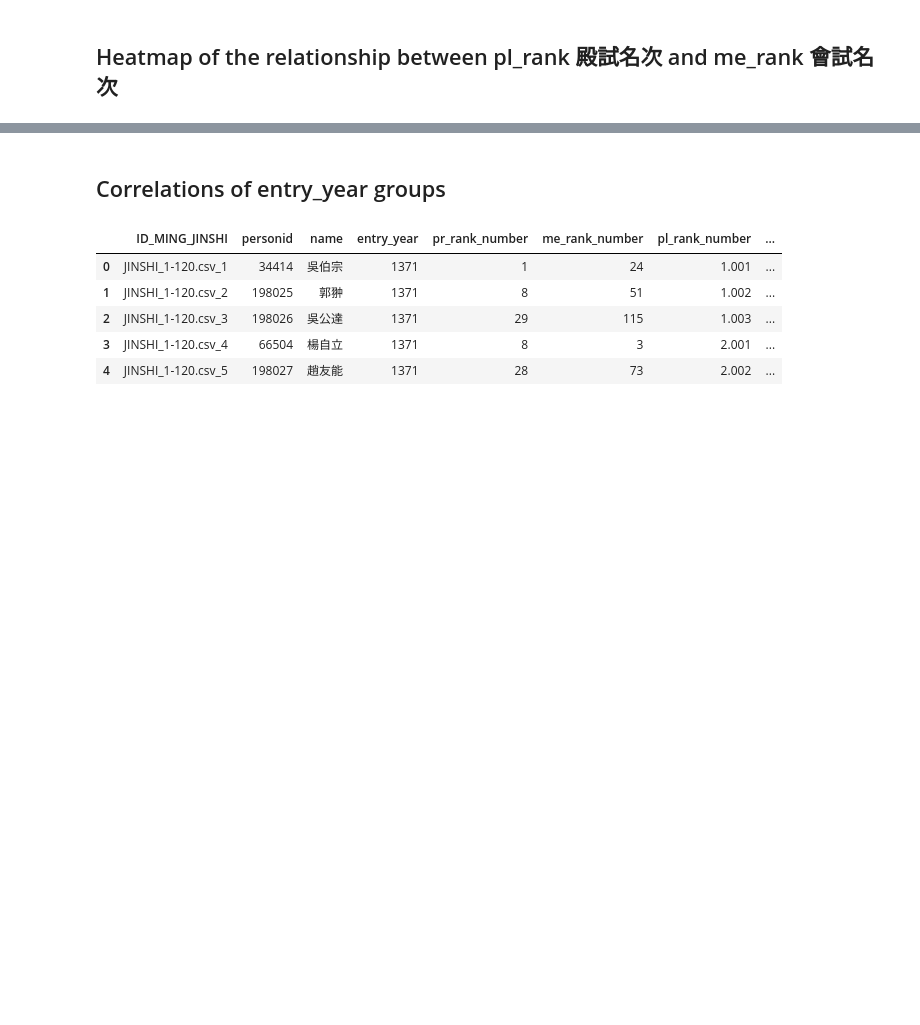
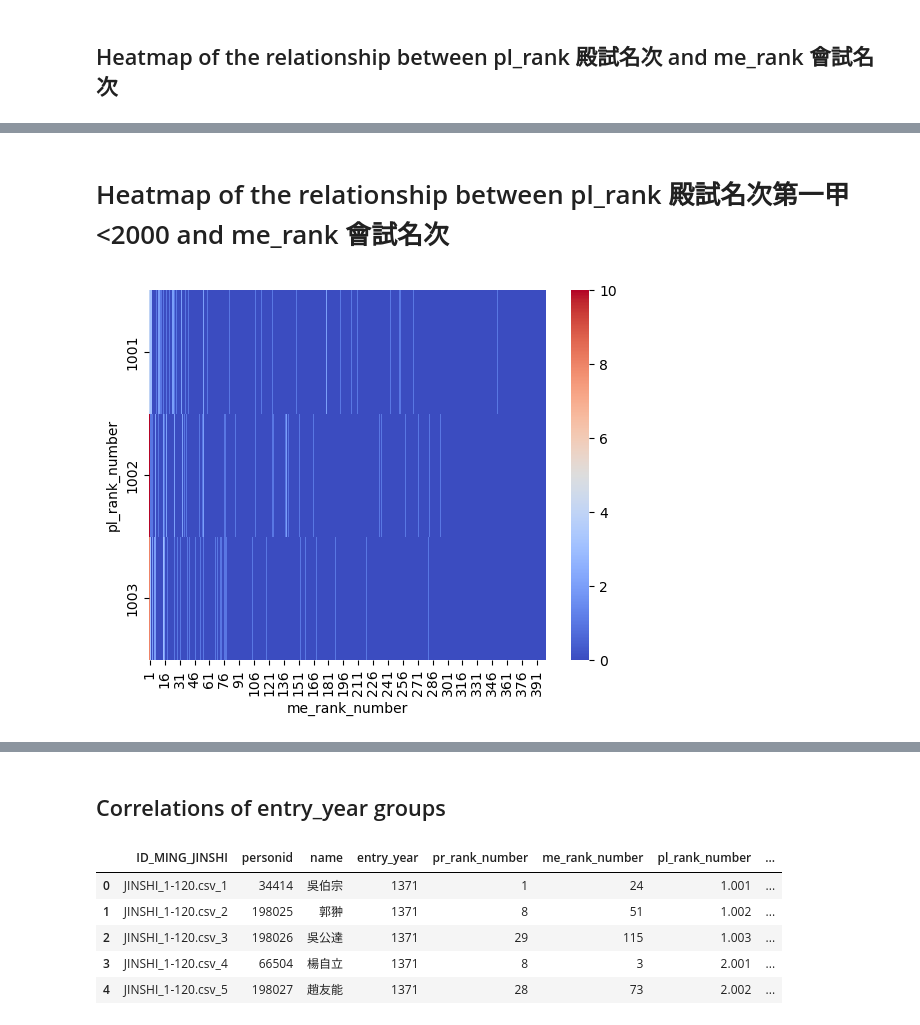
Before and after one commit to sudoghut/ming_provincial_metropolitan_palace_exam_rank_correlation, a Jupyter notebook: ming_provincial_metropolitan_palace_exam_rank_correlation.ipynb, the cells around one changed output, grey strips where cells are left out. Drawn from its saved outputs; the diff is of its cells as text; code cells hidden in the pictures; blank space fills up the shorter version.

```diff
--- a/ming_provincial_metropolitan_palace_exam_rank_correlation.ipynb
+++ b/ming_provincial_metropolitan_palace_exam_rank_correlation.ipynb
@@ -390,0 +431,10 @@ plt.show()
+# %% [markdown]
+# Heatmap of the relationship between pl_rank 殿試名次第一甲 <2000 and me_rank 會試名次
+# %%
+heatmap_data_pl_pr_lt_2000 = heatmap_data_pl_pr.loc[heatmap_data_pl_pr.index <= 2000]
+plt.xlabel('me_rank_number')
+plt.ylabel('pl_rank_number')
+sns.heatmap(heatmap_data_pl_pr_lt_2000, cmap='coolwarm')
+plt.show()
+# %% [output]
+[figure, added]
```
Also changed, not shown: parts of 12 cells of this notebook, 1 other file.
